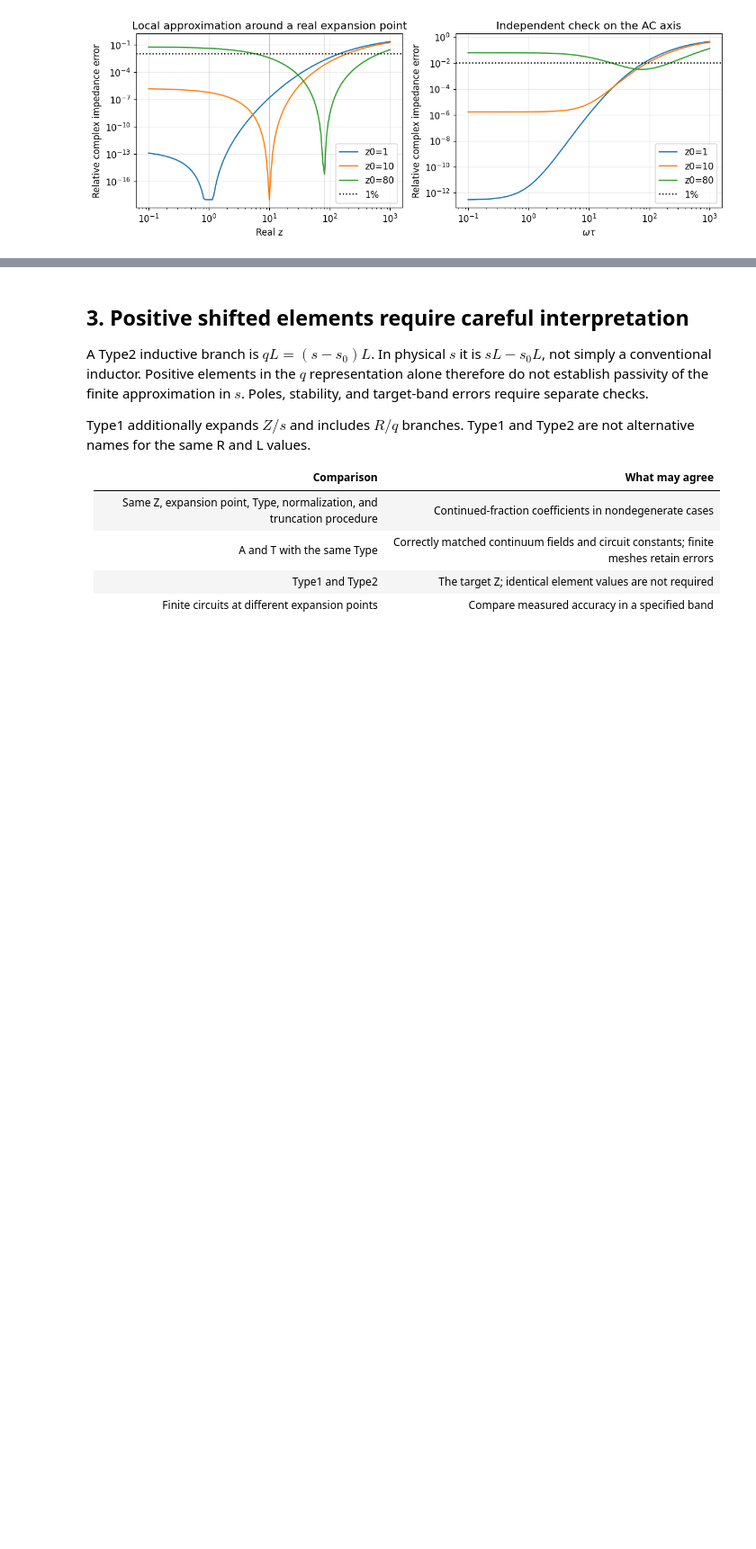
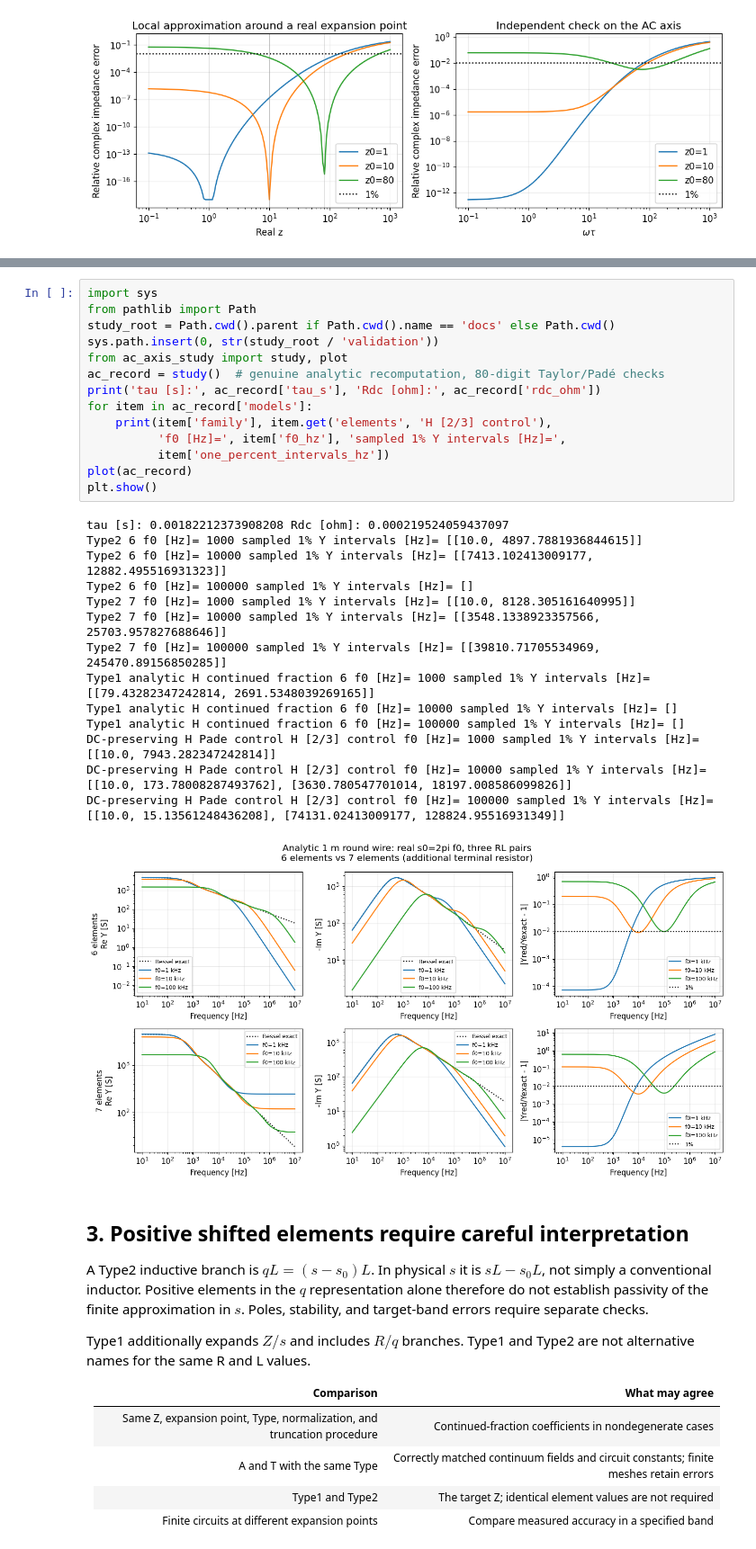
Before and after one commit to ksugahar/CLN-mcp, a Jupyter notebook: docs/01_expansion_and_energy.ipynb, the cells around one changed output, grey strips where cells are left out. Shown at 90% size. Cells and saved outputs as stored; diff of their text form; blank space fills up the shorter version.

```diff
--- a/docs/01_expansion_and_energy.ipynb
+++ b/docs/01_expansion_and_energy.ipynb
@@ -79,3 +93,32 @@ plt.tight_layout();plt.show()
+# %%
+import sys
+from pathlib import Path
+study_root = Path.cwd().parent if Path.cwd().name == 'docs' else Path.cwd()
+sys.path.insert(0, str(study_root / 'validation'))
+from ac_axis_study import study, plot
+ac_record = study()  # genuine analytic recomputation, 80-digit Taylor/Padé checks
+print('tau [s]:', ac_record['tau_s'], 'Rdc [ohm]:', ac_record['rdc_ohm'])
+for item in ac_record['models']:
+    print(item['family'], item.get('elements', 'H [2/3] control'),
+          'f0 [Hz]=', item['f0_hz'], 'sampled 1% Y intervals [Hz]=',
+          item['one_percent_intervals_hz'])
+plot(ac_record)
+plt.show()
+# %% [output]
+tau [s]: 0.00182212373908208 Rdc [ohm]: 0.000219524059437097
+Type2 6 f0 [Hz]= 1000 sampled 1% Y intervals [Hz]= [[10.0, 4897.7881936844615]]
+Type2 6 f0 [Hz]= 10000 sampled 1% Y intervals [Hz]= [[7413.102413009177, 12882.495516931323]]
+Type2 6 f0 [Hz]= 100000 sampled 1% Y intervals [Hz]= []
+Type2 7 f0 [Hz]= 1000 sampled 1% Y intervals [Hz]= [[10.0, 8128.305161640995]]
+Type2 7 f0 [Hz]= 10000 sampled 1% Y intervals [Hz]= [[3548.1338923357566, 25703.957827688646]]
+Type2 7 f0 [Hz]= 100000 sampled 1% Y intervals [Hz]= [[39810.71705534969, 245470.89156850285]]
+Type1 analytic H continued fraction 6 f0 [Hz]= 1000 sampled 1% Y intervals [Hz]= [[79.43282347242814, 2691.5348039269165]]
+Type1 analytic H continued fraction 6 f0 [Hz]= 10000 sampled 1% Y intervals [Hz]= []
+Type1 analytic H continued fraction 6 f0 [Hz]= 100000 sampled 1% Y intervals [Hz]= []
+DC-preserving H Pade control H [2/3] control f0 [Hz]= 1000 sampled 1% Y intervals [Hz]= [[10.0, 7943.282347242814]]
+DC-preserving H Pade control H [2/3] control f0 [Hz]= 10000 sampled 1% Y intervals [Hz]= [[10.0, 173.78008287493762], [3630.780547701014, 18197.008586099826]]
+DC-preserving H Pade control H [2/3] control f0 [Hz]= 100000 sampled 1% Y intervals [Hz]= [[10.0, 15.13561248436208], [74131.02413009177, 128824.95516931349]]
+[figure, added]
 # %% [markdown]
 ## 3. Positive shifted elements require careful interpretation
 
```
Also changed, not shown: parts of 2 cells of this notebook, 5 other files.
